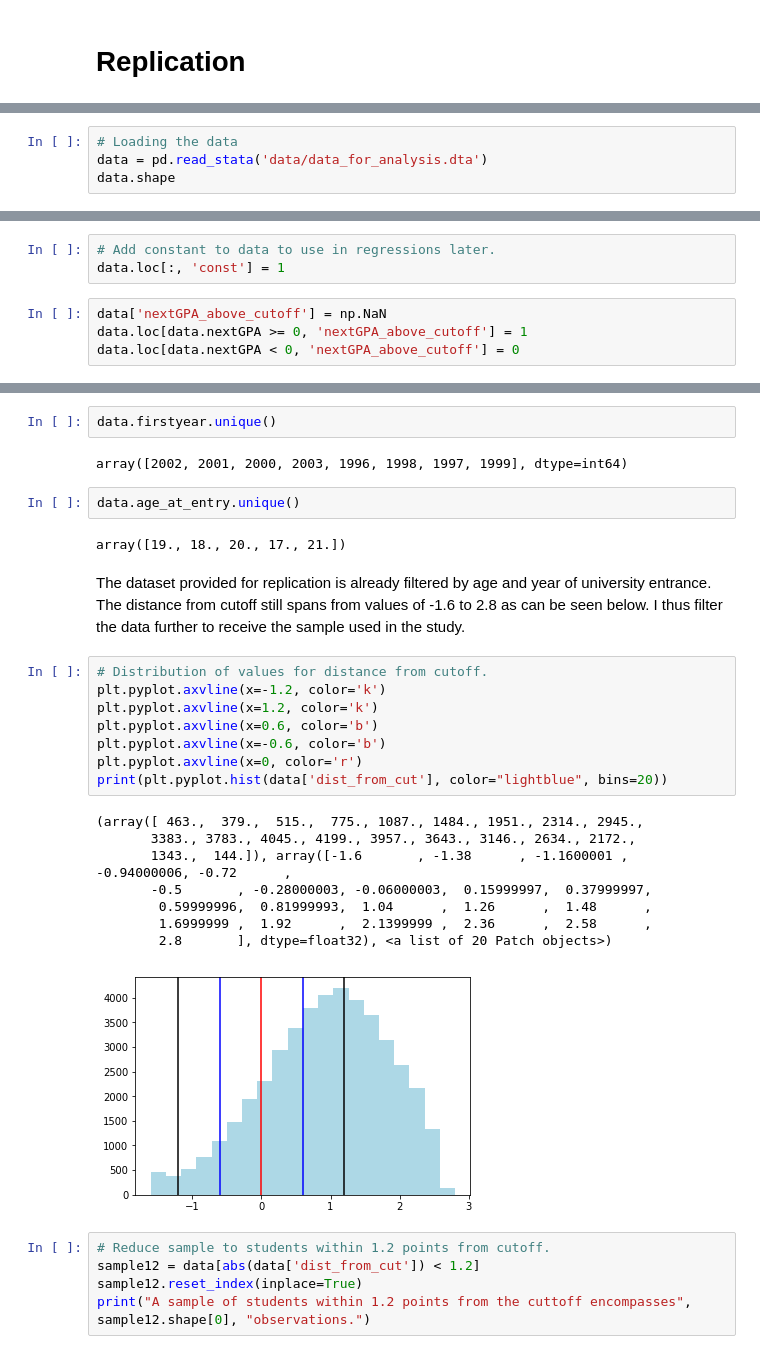
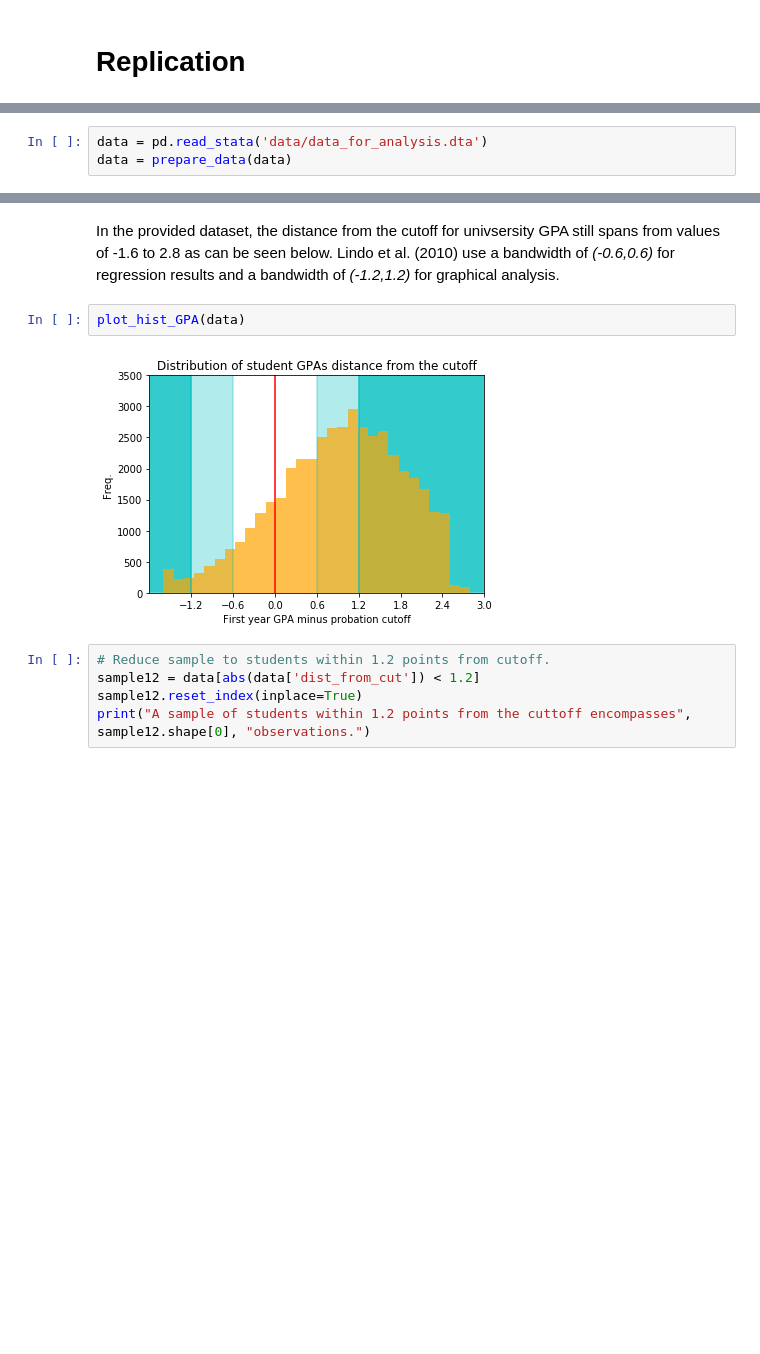
Before and after one commit to amageh/replication-performance-standards, a Jupyter notebook: project.ipynb, the cells around one changed output, grey strips where cells are left out. Drawn from its saved outputs; the diff is of its cells as text; blank space fills up the shorter version.

```diff
--- a/project.ipynb
+++ b/project.ipynb
@@ -193,4 +185,3 @@ This regression equation does not include covariates because Lindo et al. (2010)
 # %%
-# Loading the data
 data = pd.read_stata('data/data_for_analysis.dta')
-data.shape
+data = prepare_data(data)
@@ -202,7 +187,0 @@ Adding some variables I will use later.
-# %%
-# Add constant to data to use in regressions later.
-data.loc[:, 'const'] = 1
-# %%
-data['nextGPA_above_cutoff'] = np.NaN
-data.loc[data.nextGPA >= 0, 'nextGPA_above_cutoff'] = 1
-data.loc[data.nextGPA < 0, 'nextGPA_above_cutoff'] = 0
@@ -218,30 +188,9 @@ In the following section I prepare the dataset to meet these requirements:
-# %%
-data.firstyear.unique()
-# %% [output]
-array([2002, 2001, 2000, 2003, 1996, 1998, 1997, 1999], dtype=int64)
-# %%
-data.age_at_entry.unique()
-# %% [output]
-array([19., 18., 20., 17., 21.])
-# %% [markdown]
-The dataset provided for replication is already filtered by age and year of university entrance. The distance from cutoff still spans from  values of -1.6 to 2.8 as can be seen below. I thus filter the data further to receive the sample used in the study.
-# %%
-# Distribution of values for distance from cutoff.
-plt.pyplot.axvline(x=-1.2, color='k')
-plt.pyplot.axvline(x=1.2, color='k')
-plt.pyplot.axvline(x=0.6, color='b')
-plt.pyplot.axvline(x=-0.6, color='b')
-plt.pyplot.axvline(x=0, color='r')
-print(plt.pyplot.hist(data['dist_from_cut'], color="lightblue", bins=20))
-# %% [output]
-(array([ 463.,  379.,  515.,  775., 1087., 1484., 1951., 2314., 2945.,
-       3383., 3783., 4045., 4199., 3957., 3643., 3146., 2634., 2172.,
-       1343.,  144.]), array([-1.6       , -1.38      , -1.1600001 , -0.94000006, -0.72      ,
-       -0.5       , -0.28000003, -0.06000003,  0.15999997,  0.37999997,
-        0.59999996,  0.81999993,  1.04      ,  1.26      ,  1.48      ,
-        1.6999999 ,  1.92      ,  2.1399999 ,  2.36      ,  2.58      ,
-        2.8       ], dtype=float32), <a list of 20 Patch objects>)
-[figure, removed]
+# %% [markdown]
+In the provided dataset, the distance from the cutoff for univsersity GPA still spans from values of -1.6 to 2.8 as can be seen below. Lindo et al. (2010) use a bandwidth of _(-0.6,0.6)_ for regression results and a bandwidth of _(-1.2,1.2)_ for graphical analysis.
+# %%
+plot_hist_GPA(data)
+# %% [output]
+[figure, added]
 # %%
 # Reduce sample to students within 1.2 points from cutoff.
 sample12 = data[abs(data['dist_from_cut']) < 1.2]
```
Also changed, not shown: parts of 29 cells of this notebook, 2 other files.
